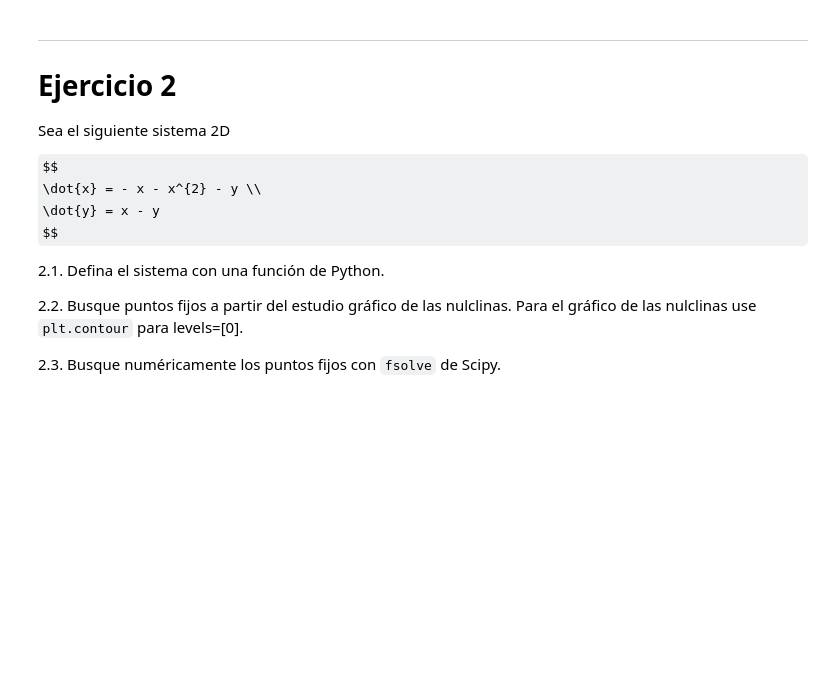
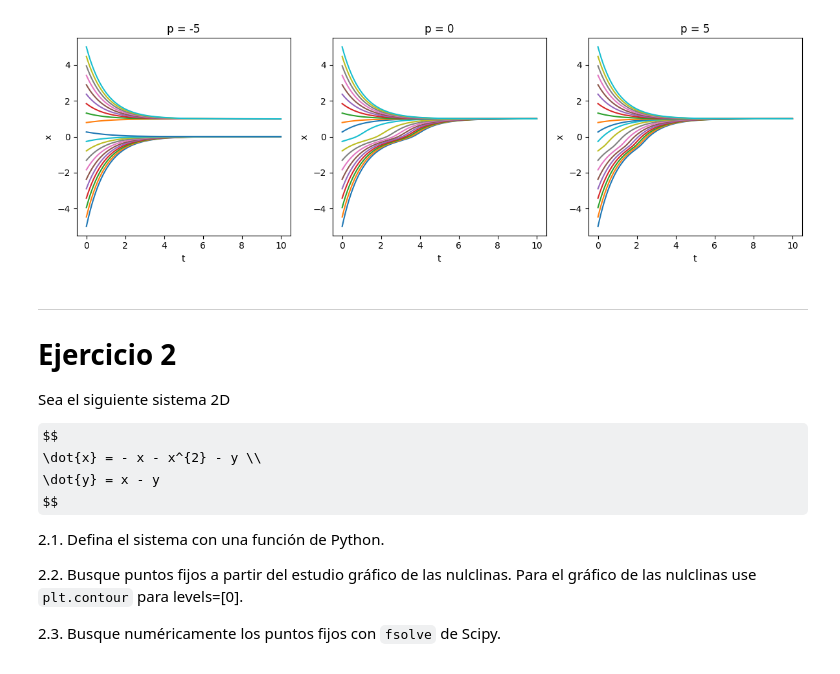
Before and after one commit to HBocaccio/NumLabIMC, a Jupyter notebook: TPs/TP1/TP1IMC2024.ipynb, the cells around one changed output. Cells and saved outputs as stored; diff of their text form; code cells hidden in the pictures; some formulas as TeX source; blank space fills up the shorter version.

```diff
--- a/TPs/TP1/TP1IMC2024.ipynb
+++ b/TPs/TP1/TP1IMC2024.ipynb
@@ -37,2 +156,34 @@ donde la función $S(\rho+cx)$ es la función sigmoidea con la entrada parametri
+# %%
+def odeEuler(f, ci, h, t_max):
+    ts = [0]
+    xs = [ci]
+    while ts[-1] < t_max:
+        t = ts[-1]
+        x = xs[-1]
+        ts.append(t + h)
+        xs.append(x + f(x) * h)
+    return ts, xs
+# %%
+# TODO: Me gustaria que el del medio no sea 0 si no el valor para el cual hay
+# 2 puntos fijos. Pero para eso tenemos que calcularlo.
+
+ps = [-5, 0, 5]
+h = 0.001
+t_max = 10
+cis = np.linspace(-5, 5, 20)
+
+fig, axs = plt.subplots(1, 3, figsize=(12, 4))
+
+for i, p in enumerate(ps):
+    for ci in cis:
+        ts, xs = odeEuler(campovector(p, 10), ci, h, t_max)
+        axs[i].plot(ts, xs)
+        axs[i].set_title(f"p = {p}")
+    axs[i].set_xlabel("t")
+    axs[i].set_ylabel("x")
+
+plt.tight_layout()
+# %% [output]
+[figure, added]
 # %% [markdown]
 ---
```
Also changed, not shown: parts of 14 cells of this notebook, 5 other files.
